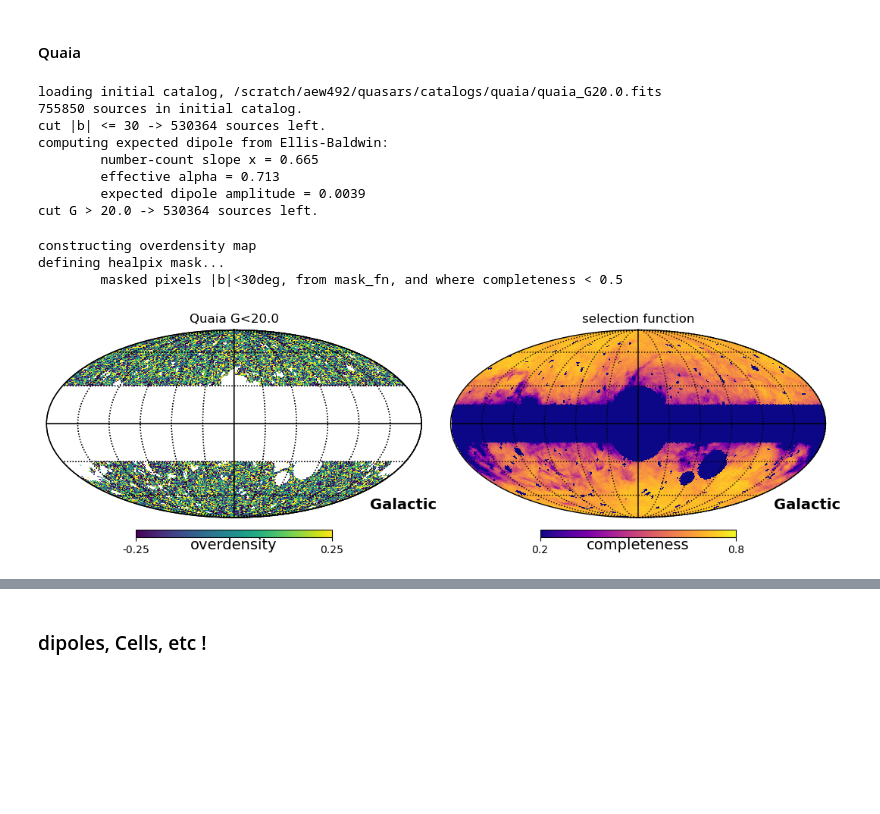
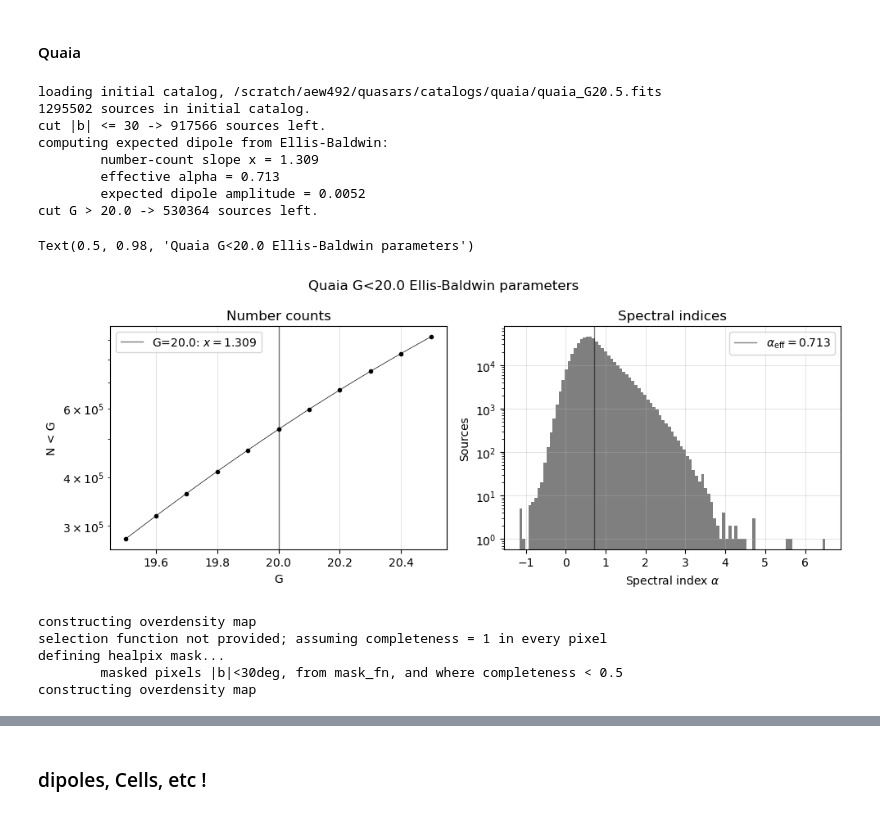
Before and after one commit to abbyw24/lss-dipoles, a Jupyter notebook: notebooks/2024-05-16_plots_for_kate.ipynb, the cells around one changed output, grey strips where cells are left out. Saved outputs shown, nothing was run; the diff lists cells and outputs as text; code cells hidden in the pictures; blank space fills up the shorter version.

```diff
--- a/notebooks/2024-05-16_plots_for_kate.ipynb
+++ b/notebooks/2024-05-16_plots_for_kate.ipynb
@@ -120,45 +120,67 @@ hp.graticule()
 #### Quaia
 # %%
 # instantiate dipole object:
-d = QSOSample(initial_catfn=os.path.join(catdir, 'quaia/quaia_G20.0.fits'),
+d = QSOSample(initial_catfn=os.path.join(catdir, 'quaia/quaia_G20.5.fits'),
               mask_fn=mask_fn,
               mag='g', maglim=20.,
               blim=30)
 d.cut_galactic_plane()  # cuts all sources with |b|<blim from the working source table
 
 # get the expected dipole amplitude (before we make the magnitude cut at maglim, so we can compute the number-count slope)
-expected_dipamp_quaia = ellisbaldwin.compute_expected_dipole_gaia(d.table, maglimit=d.maglim,
-                                                            min_g=19.5, max_g=20.5)  # reasonable min and max around the magnitude limit
+expected_dipole_res = ellisbaldwin.compute_expected_dipole_gaia(d.table, maglimit=d.maglim,
+                                                            min_g=19.5, max_g=20.5,  # reasonable min and max around the magnitude limit
+                                                             return_full_results=True)
+expected_dipamp_quaia = expected_dipole_res['expected_dipamp']
 d.cut_mag()  # now we cut all sources fainter than the input magnitude limit
 # %% [output]
-loading initial catalog, /scratch/aew492/quasars/catalogs/quaia/quaia_G20.0.fits
-755850 sources in initial catalog.
-cut |b| <= 30 -> 530364 sources left.
+loading initial catalog, /scratch/aew492/quasars/catalogs/quaia/quaia_G20.5.fits
+1295502 sources in initial catalog.
+cut |b| <= 30 -> 917566 sources left.
 computing expected dipole from Ellis-Baldwin:
-        number-count slope x = 0.665
+        number-count slope x = 1.309
         effective alpha = 0.713
-        expected dipole amplitude = 0.0039
+        expected dipole amplitude = 0.0052
 cut G > 20.0 -> 530364 sources left.
+# %%
+# make some plots
+fig, (ax0, ax1) = plt.subplots(1, 2, figsize=(10,4), tight_layout=True)
+
+mags, counts, x = expected_dipole_res['mag_grid'], expected_dipole_res['counts'], expected_dipole_res['x']
+ax0.plot(mags, counts, 'k.-', lw=0.5)
+ax0.axvline(d.maglim, color='k', alpha=0.5, lw=1, label=f'G={d.maglim}: 'r'$x=$'f'{x:.3f}')
+ax0.set_xlabel('G')
+ax0.set_ylabel('N < G')
+ax0.set_title('Number counts')
+
+alpha, alphas = expected_dipole_res['alpha'], expected_dipole_res['alphas']
+_, _, _ = ax1.hist(alphas, bins=101, alpha=0.5, color='k')
+ax1.axvline(alpha, color='k', alpha=0.5, lw=1, label=r'$\alpha_\mathrm{eff}=$'f'{alpha:.3f}')
+ax1.set_xlabel(r'Spectral index $\alpha$')
+ax1.set_ylabel(r'Sources')
+ax1.set_title('Spectral indices')
+
+for ax in (ax0, ax1):
+    ax.grid(lw=0.5, alpha=0.5)
+    ax.semilogy()
+    ax.legend()
+fig.suptitle(f'Quaia G<{d.maglim} Ellis-Baldwin parameters')
+# %% [output]
+Text(0.5, 0.98, 'Quaia G<20.0 Ellis-Baldwin parameters')
+[figure, added]
 # %%
 # at the healpix level:
 
 # load selection function
 selfunc_quaia = d.get_selfunc(os.path.join(catdir, 'quaia/selfuncs',
                                             f'selection_function_NSIDE{d.NSIDE}_G{d.maglim}_blim15.fits')) # note the blim15 !
+# construct overdensity map with no selection function
+overdensity_map_quaia = d.construct_overdensity_map(selfunc=None)
+
 # overdensity map, corrected by selection function
 overdensity_map_sf_quaia = d.construct_overdensity_map(selfunc=selfunc_quaia)
 # %% [output]
 constructing overdensity map
+selection function not provided; assuming completeness = 1 in every pixel
 defining healpix mask...
         masked pixels |b|<30deg, from mask_fn, and where completeness < 0.5
+constructing overdensity map
-# %%
-# plot
-fig = plt.figure(figsize=(16,3))
-hp.mollview(overdensity_map_sf_quaia, coord=['C','G'], min=-0.25, max=0.25, badcolor='w', fig=fig, sub=(1,3,1),
-            unit='overdensity', title=f'Quaia G<{d.maglim}')
-hp.graticule()
-hp.mollview(selfunc_quaia, coord=['C','G'], min=0.2, max=0.8, badcolor='w', fig=fig, sub=(1,3,2), cmap='plasma',
-            unit='completeness', title=f'selection function')
-hp.graticule()
-# %% [output]
-[figure, removed]
```
Also changed, not shown: parts of 16 cells of this notebook, 4 other files.
